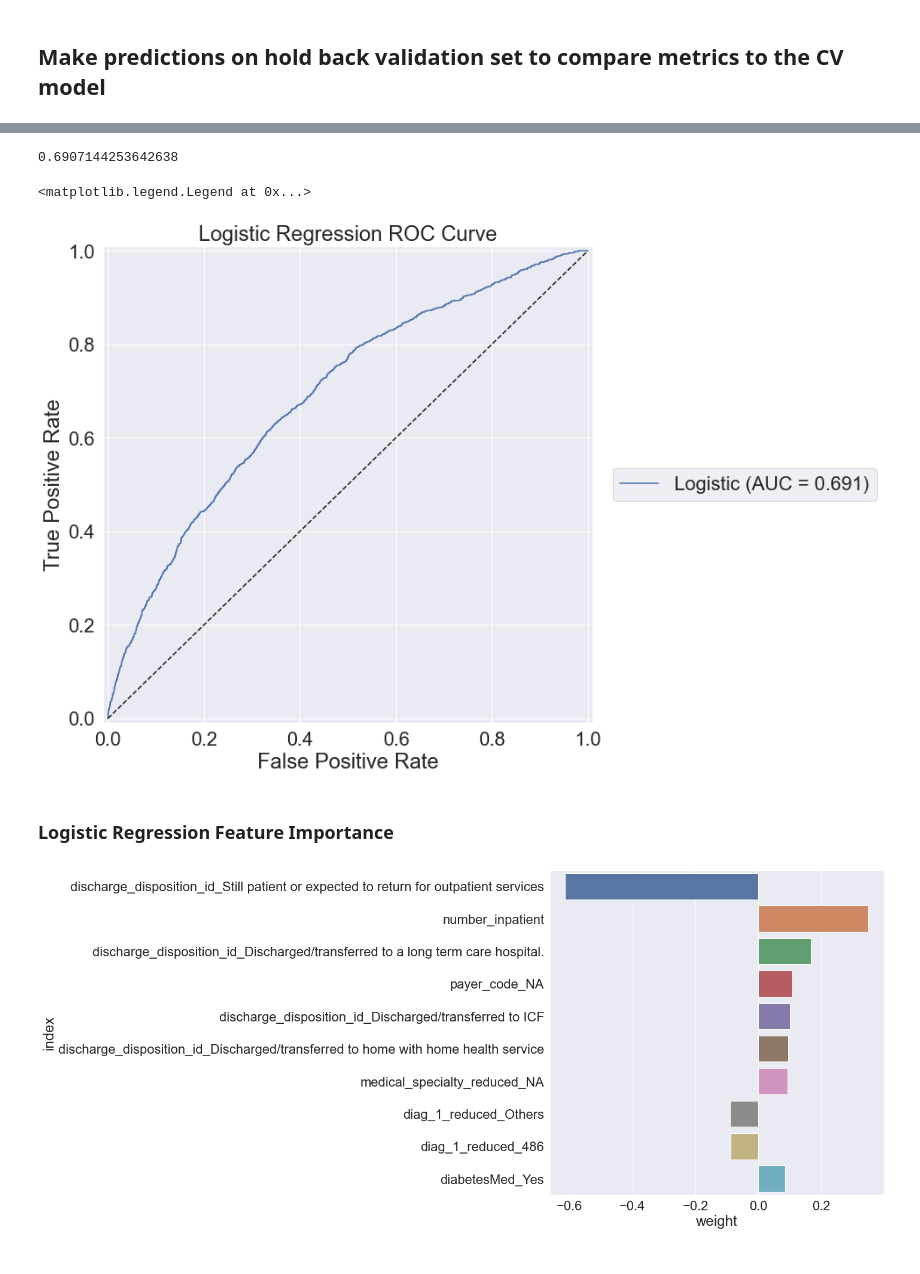
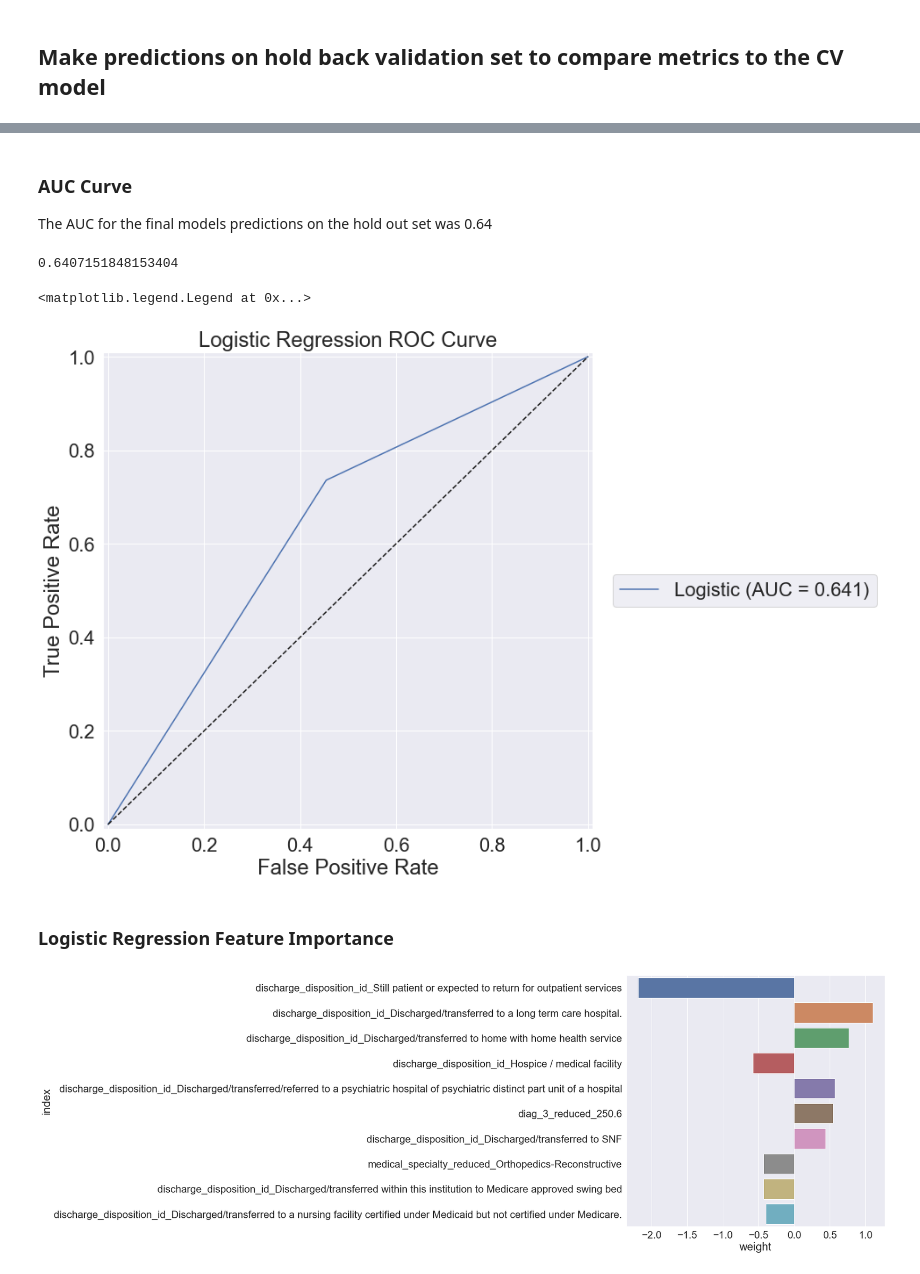
Before and after one commit to JosephLazarus/QTW, a Jupyter notebook: Case Study 2/CaseStudy2_Final.ipynb, the cells around one changed output, grey strips where cells are left out. Cells and saved outputs as stored; diff of their text form; code cells hidden in the pictures.

```diff
--- a/Case Study 2/CaseStudy2_Final.ipynb
+++ b/Case Study 2/CaseStudy2_Final.ipynb
@@ -444,0 +297,5 @@ weighted avg       0.84      0.66      0.72     10177
+# %%
+#Create new X predictor matrix
+X_model = modeling_data.drop(['was_readmitted'],axis=1) #droping target
+y_model = modeling_data['was_readmitted']
+y_model = y_model.astype(int)
@@ -444,0 +304,5 @@ weighted avg       0.84      0.66      0.72     10177
+# %%
+#Create new X predictor matrix
+X_validate = validation_data.drop(['was_readmitted'],axis=1) #droping target
+y_validate = validation_data['was_readmitted']
+y_validate = y_validate.astype(int)
@@ -444,0 +364,4 @@ weighted avg       0.84      0.66      0.72     10177
+# %%
+# Base model
+base_model = lr.fit(X_model,y_model)
+# print(base_model.score(X_validate,y_validate)) # Return accuracy
@@ -444,0 +386,3 @@ weighted avg       0.84      0.66      0.72     10177
+# %%
+# Best model
+best_model = base_model
@@ -486,13 +470,14 @@ plot_confusion(lr_cm)
+# %% [markdown]
+### AUC Curve
+
+The AUC for the final models predictions on the hold out set was 0.64
 # %%
-from sklearn.metrics import roc_curve
-from sklearn.metrics import roc_auc_score
-
 #Calculate probabilities on predictions (not just classifications) needed for AUC
-lr_probabilities = lr.predict_proba(X_host_validate)
+lr_probabilities = best_model.predict_proba(X_validate)
 
 
-lr_fpr, lr_tpr, lr_thresholds = roc_curve(y_host_validate, lr_probabilities[:,1])
-lr_auc = roc_auc_score(y_host_validate, lr_probabilities[:,1])
+lr_fpr, lr_tpr, lr_thresholds = roc_curve(y_validate, lr_validation_predictions)
+lr_auc = roc_auc_score(y_validate, lr_validation_predictions)
 
 print(lr_auc)
 
@@ -507,20 +492,20 @@ plt.ylabel('True Positive Rate')
 plt.title('Logistic Regression ROC Curve')
 plt.legend(bbox_to_anchor=(1.04,0.5), loc="center left", borderaxespad=0)
 # %% [output]
-0.6907144253642638
+0.6407151848153404
 <matplotlib.legend.Legend at 0x...>
-[figure, old version]
+[figure, new version]
 # %% [markdown]
 ### Logistic Regression Feature Importance
 # %%
-weights = lr_model_fit.coef_.T # take transpose to make a column vector
-variable_names = host_validation.drop(['was_readmitted'],axis=1).columns
+weights = best_model.coef_.T # take transpose to make a column vector
+variable_names = X_validate.columns
 
 coefficients = pd.DataFrame(weights,variable_names)
 coefficients = coefficients.rename(columns={coefficients.columns[0]: 'weight'})
 coefficients = coefficients.sort_values(by='weight', key=abs, ascending=False)
 coefficients.reset_index(level=0, inplace=True)
 
 ax = sns.barplot(y="index", x="weight", data=coefficients.head(10))
 # %% [output]
-[figure, old version]
+[figure, new version]
```
Also changed, not shown: parts of 68 cells of this notebook.
